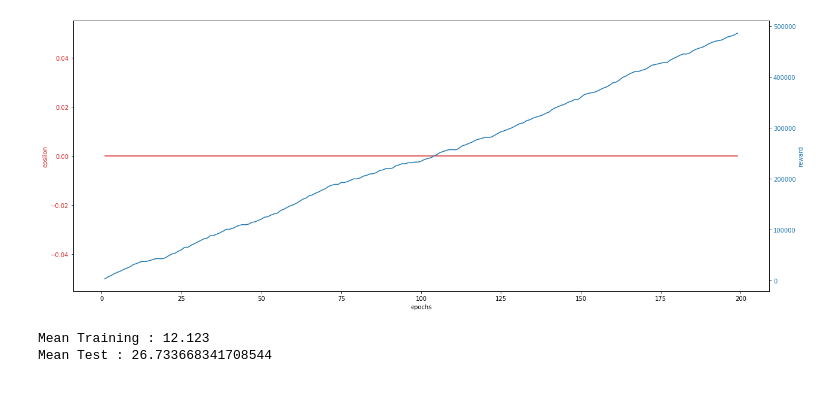
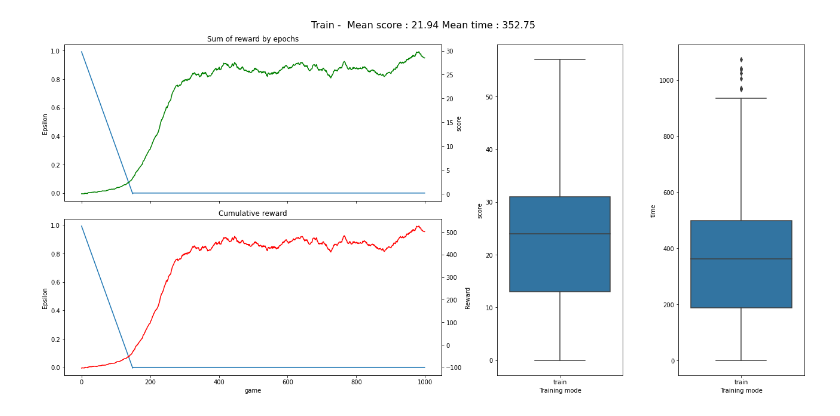
Before and after one commit to numaresplandy/SnAIke, a Jupyter notebook: test.ipynb, the cells around one changed output. Saved outputs shown, nothing was run; the diff lists cells and outputs as text; code cells hidden in the pictures.

```diff
--- a/test.ipynb
+++ b/test.ipynb
@@ -127,10 +112,4 @@ plot_boxPlot_score(path1,path)
-# %%
-plot_eps_reward_cum(path)
-# %% [output]
-[figure, removed]
-# %%
-print('Mean Training :', compare_resultTest_mean(path1))
-print('Mean Test :', compare_resultTest_mean(path))
-# %% [output]
-Mean Training : 12.123
-Mean Test : 26.733668341708544
+# %%
+plot_results('score/Qtable_lr_0.001.csv')
+# %% [output]
+[figure, added]
```
Also changed, not shown: parts of 37 cells of this notebook, 25 other files.
